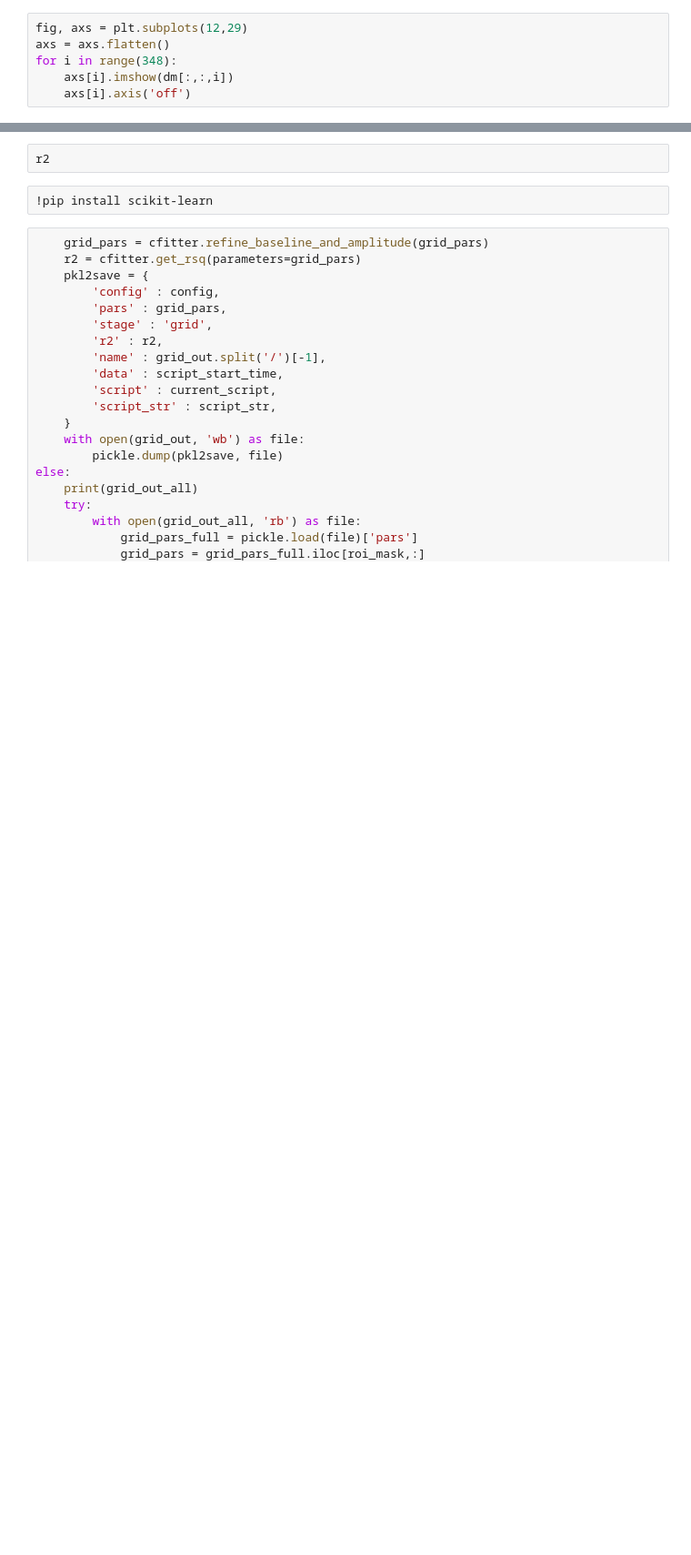
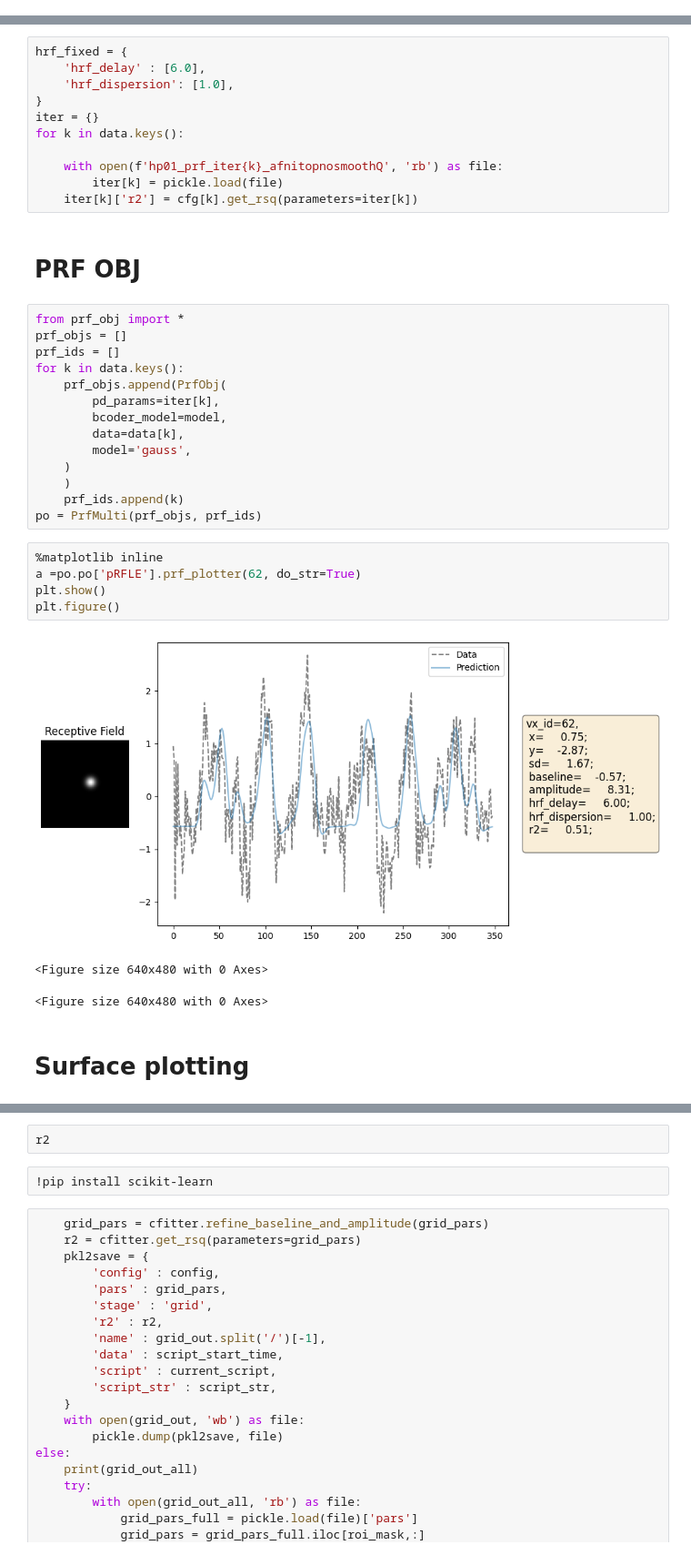
Before and after one commit to mdaghlian/hypotmri, a Jupyter notebook: preproc/functional/prfs.ipynb, the cells around one changed output, grey strips where cells are left out. Shown at 91% size. Cells and saved outputs as stored; diff of their text form; blank space fills up the shorter version.

```diff
--- a/preproc/functional/prfs.ipynb
+++ b/preproc/functional/prfs.ipynb
@@ -174,6 +83,0 @@ m.flat_mpl(data=a, vmin=-.1, vmax=.1, cmap='RdBu')
-# %%
-fig, axs = plt.subplots(12,29)
-axs = axs.flatten()
-for i in range(348):
-    axs[i].imshow(dm[:,:,i])
-    axs[i].axis('off')
@@ -306,0 +428,38 @@ np.nanargmax(r2.to_numpy())
+# %%
+hrf_fixed = {
+    'hrf_delay' : [6.0],
+    'hrf_dispersion': [1.0],
+}
+iter = {}
+for k in data.keys():
+
+    with open(f'hp01_prf_iter{k}_afnitopnosmoothQ', 'rb') as file:
+        iter[k] = pickle.load(file)
+    iter[k]['r2'] = cfg[k].get_rsq(parameters=iter[k])
+# %% [markdown]
+# PRF OBJ
+# %%
+from prf_obj import *
+prf_objs = []
+prf_ids = []
+for k in data.keys():
+    prf_objs.append(PrfObj(
+        pd_params=iter[k],
+        bcoder_model=model,
+        data=data[k],
+        model='gauss',
+    )
+    )
+    prf_ids.append(k)
+po = PrfMulti(prf_objs, prf_ids)
+# %%
+%matplotlib inline
+a =po.po['pRFLE'].prf_plotter(62, do_str=True)
+plt.show()
+plt.figure()
+# %% [output]
+[figure, added]
+<Figure size 640x480 with 0 Axes>
+<Figure size 640x480 with 0 Axes>
+# %% [markdown]
+# Surface plotting
```
Also changed, not shown: parts of 57 cells of this notebook, 19 other files.
